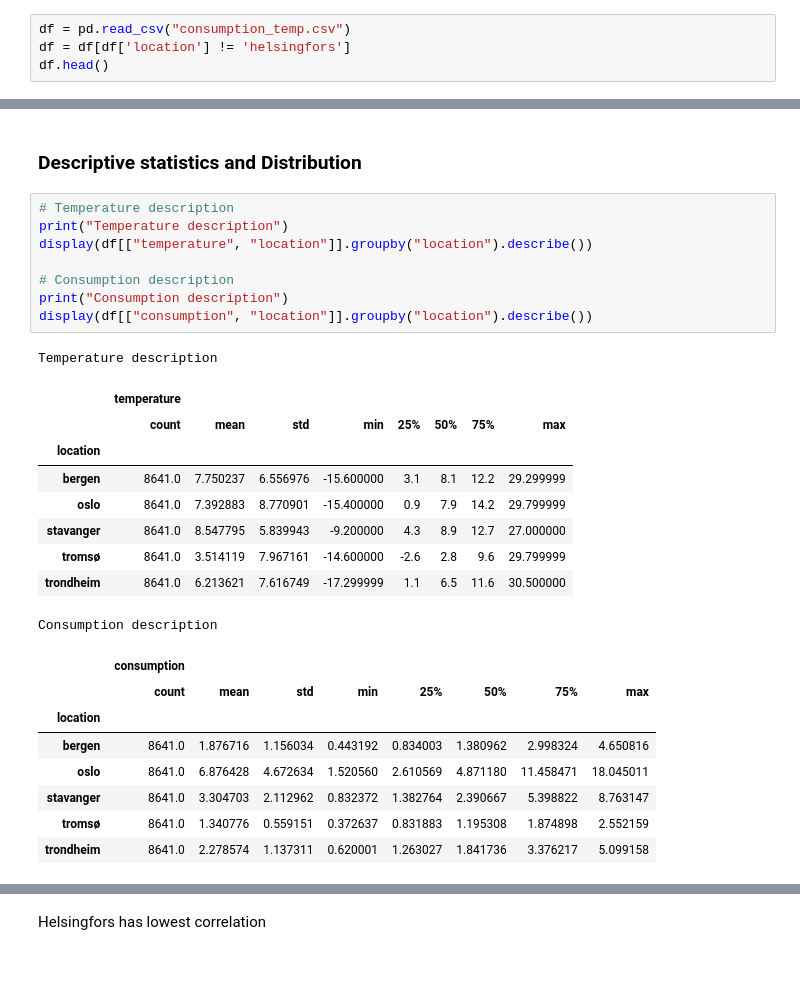
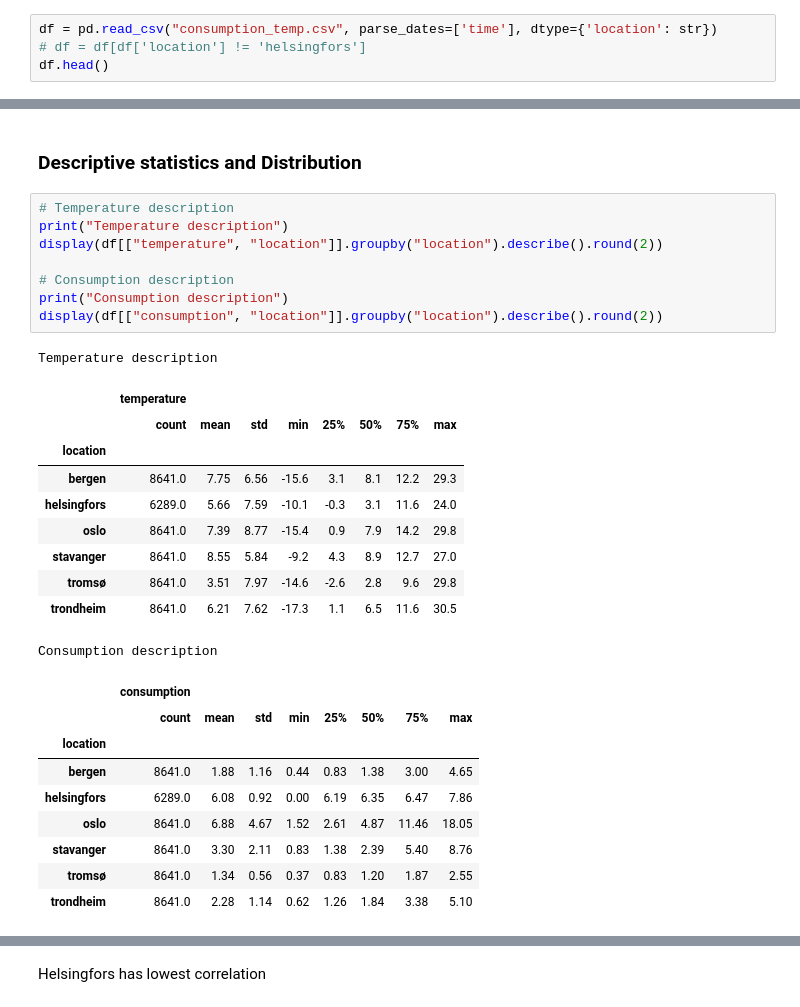
Before and after one commit to Sigevio/tdt4259, a Jupyter notebook: analysis/eda.ipynb, the cells around one changed output, grey strips where cells are left out. Cells and saved outputs as stored; diff of their text form; blank space fills up the shorter version.

```diff
--- a/analysis/eda.ipynb
+++ b/analysis/eda.ipynb
@@ -8,8 +9,8 @@ import json
 # %% [markdown]
 ## Importing data
 # %%
-df = pd.read_csv("consumption_temp.csv")
-df = df[df['location'] != 'helsingfors']
+df = pd.read_csv("consumption_temp.csv", parse_dates=['time'], dtype={'location': str})
+# df = df[df['location'] != 'helsingfors']
 df.head()
 # %% [output]
 |  | time | location | consumption | temperature |
@@ -25,27 +362,29 @@ df.head()
 # %%
 # Temperature description
 print("Temperature description")
-display(df[["temperature", "location"]].groupby("location").describe())
+display(df[["temperature", "location"]].groupby("location").describe().round(2))
 
 # Consumption description
 print("Consumption description")
-display(df[["consumption", "location"]].groupby("location").describe())
+display(df[["consumption", "location"]].groupby("location").describe().round(2))
 # %% [output]
 Temperature description
 |  | temperature |  |  |  |  |  |  |  |
 |  | count | mean | std | min | 25% | 50% | 75% | max |
 | location |  |  |  |  |  |  |  |  |
-| bergen | 8641.0 | 7.750237 | 6.556976 | -15.600000 | 3.1 | 8.1 | 12.2 | 29.299999 |
-| oslo | 8641.0 | 7.392883 | 8.770901 | -15.400000 | 0.9 | 7.9 | 14.2 | 29.799999 |
-| stavanger | 8641.0 | 8.547795 | 5.839943 | -9.200000 | 4.3 | 8.9 | 12.7 | 27.000000 |
-| tromsø | 8641.0 | 3.514119 | 7.967161 | -14.600000 | -2.6 | 2.8 | 9.6 | 29.799999 |
-| trondheim | 8641.0 | 6.213621 | 7.616749 | -17.299999 | 1.1 | 6.5 | 11.6 | 30.500000 |
+| bergen | 8641.0 | 7.75 | 6.56 | -15.6 | 3.1 | 8.1 | 12.2 | 29.3 |
+| helsingfors | 6289.0 | 5.66 | 7.59 | -10.1 | -0.3 | 3.1 | 11.6 | 24.0 |
+| oslo | 8641.0 | 7.39 | 8.77 | -15.4 | 0.9 | 7.9 | 14.2 | 29.8 |
+| stavanger | 8641.0 | 8.55 | 5.84 | -9.2 | 4.3 | 8.9 | 12.7 | 27.0 |
+| tromsø | 8641.0 | 3.51 | 7.97 | -14.6 | -2.6 | 2.8 | 9.6 | 29.8 |
+| trondheim | 8641.0 | 6.21 | 7.62 | -17.3 | 1.1 | 6.5 | 11.6 | 30.5 |
 Consumption description
 |  | consumption |  |  |  |  |  |  |  |
 |  | count | mean | std | min | 25% | 50% | 75% | max |
 | location |  |  |  |  |  |  |  |  |
-| bergen | 8641.0 | 1.876716 | 1.156034 | 0.443192 | 0.834003 | 1.380962 | 2.998324 | 4.650816 |
-| oslo | 8641.0 | 6.876428 | 4.672634 | 1.520560 | 2.610569 | 4.871180 | 11.458471 | 18.045011 |
-| stavanger | 8641.0 | 3.304703 | 2.112962 | 0.832372 | 1.382764 | 2.390667 | 5.398822 | 8.763147 |
-| tromsø | 8641.0 | 1.340776 | 0.559151 | 0.372637 | 0.831883 | 1.195308 | 1.874898 | 2.552159 |
-| trondheim | 8641.0 | 2.278574 | 1.137311 | 0.620001 | 1.263027 | 1.841736 | 3.376217 | 5.099158 |
+| bergen | 8641.0 | 1.88 | 1.16 | 0.44 | 0.83 | 1.38 | 3.00 | 4.65 |
+| helsingfors | 6289.0 | 6.08 | 0.92 | 0.00 | 6.19 | 6.35 | 6.47 | 7.86 |
+| oslo | 8641.0 | 6.88 | 4.67 | 1.52 | 2.61 | 4.87 | 11.46 | 18.05 |
+| stavanger | 8641.0 | 3.30 | 2.11 | 0.83 | 1.38 | 2.39 | 5.40 | 8.76 |
+| tromsø | 8641.0 | 1.34 | 0.56 | 0.37 | 0.83 | 1.20 | 1.87 | 2.55 |
+| trondheim | 8641.0 | 2.28 | 1.14 | 0.62 | 1.26 | 1.84 | 3.38 | 5.10 |
```
Also changed, not shown: parts of 26 cells of this notebook, 26 other files.
